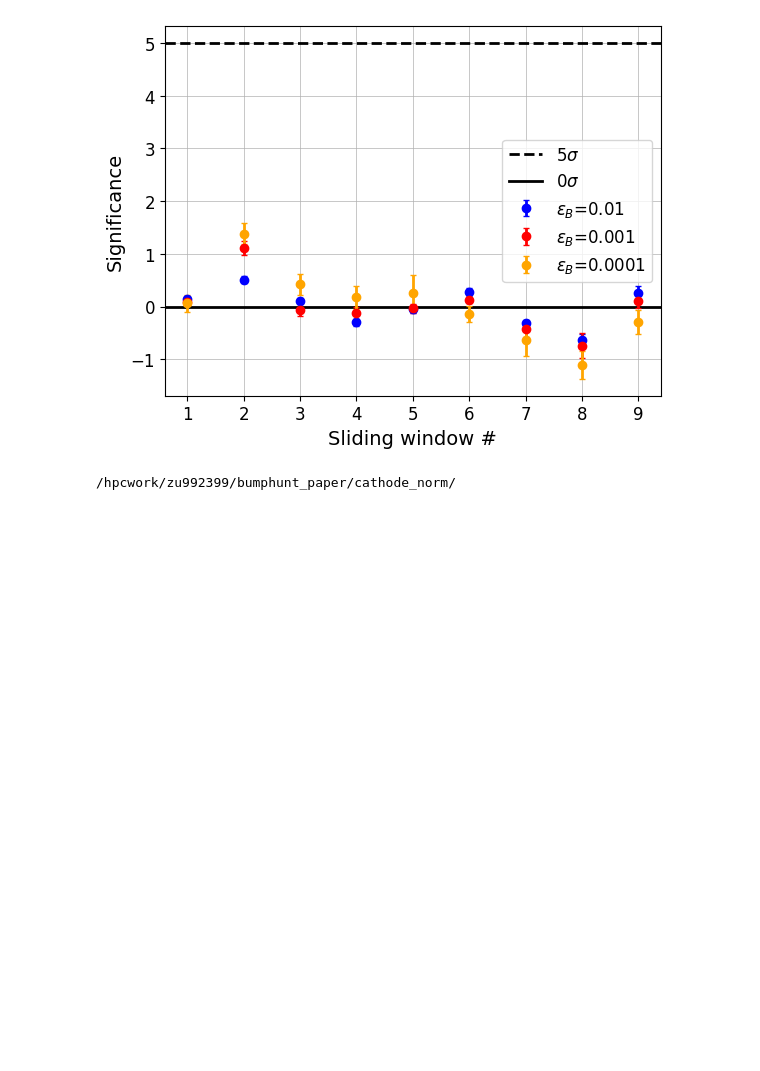
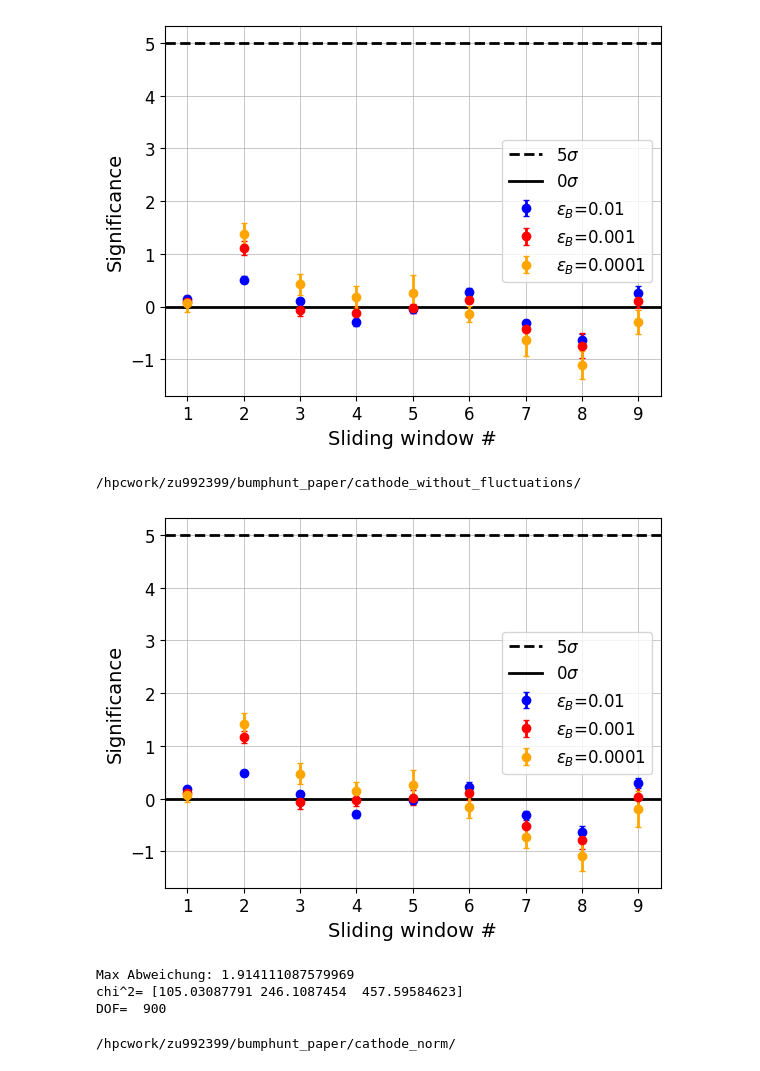
Before and after one commit to mariehein/bumphunt_paper, a Jupyter notebook: bumphunt_plotting.ipynb, the cells around one changed output. Saved outputs shown, nothing was run; the diff lists cells and outputs as text; code cells hidden in the pictures; blank space fills up the shorter version.

Commit message:
Additional cathode runs

```diff
--- a/bumphunt_plotting.ipynb
+++ b/bumphunt_plotting.ipynb
@@ -164,6 +164,23 @@ print(np.mean(rel_error,axis=(1,2)))
 /hpcwork/zu992399/bumphunt_paper/cathode_without/
 [0.20820882 0.40623955 0.9520765 ]
 [figure]
+# %%
+folder = general_directory+"cathode_without_fluctuations/"
+results, rel_results, true_results, rel_error = bump_hunt(folder, True, err=np.mean(rel_error,axis=(1,2)), runs=100)
+plotting(rel_results, true_results, "cathode_without_fluct")
+# %% [output]
+/hpcwork/zu992399/bumphunt_paper/cathode_without_fluctuations/
+[figure, added]
+# %%
+print("Max Abweichung:",np.max(rel_results))
+chi2 = np.sum(rel_results**2, axis=(1,2))
+N_data = len(rel_results[1,1])*len(rel_results[1])
+print("chi^2=", chi2)
+print("DOF= ",N_data)
+# %% [output]
+Max Abweichung: 1.914111087579969
+chi^2= [105.03087791 246.1087454  457.59584623]
+DOF=  900
 # %%
 folder = general_directory+"cathode_norm/"
 results, rel_results, true_results, rel_error = bump_hunt(folder, True, err=np.mean(rel_error,axis=(1,2)))
```
